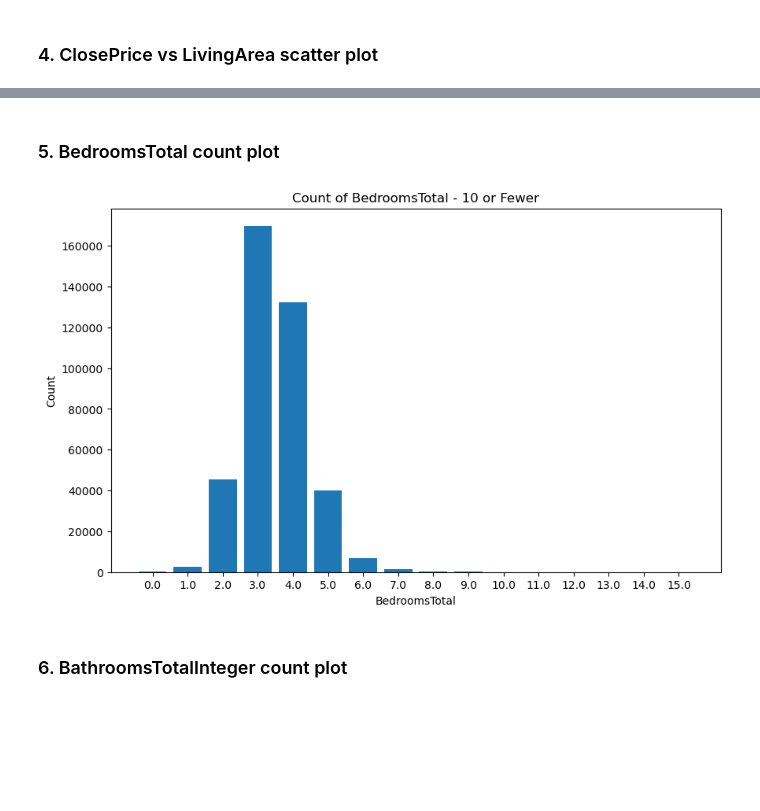
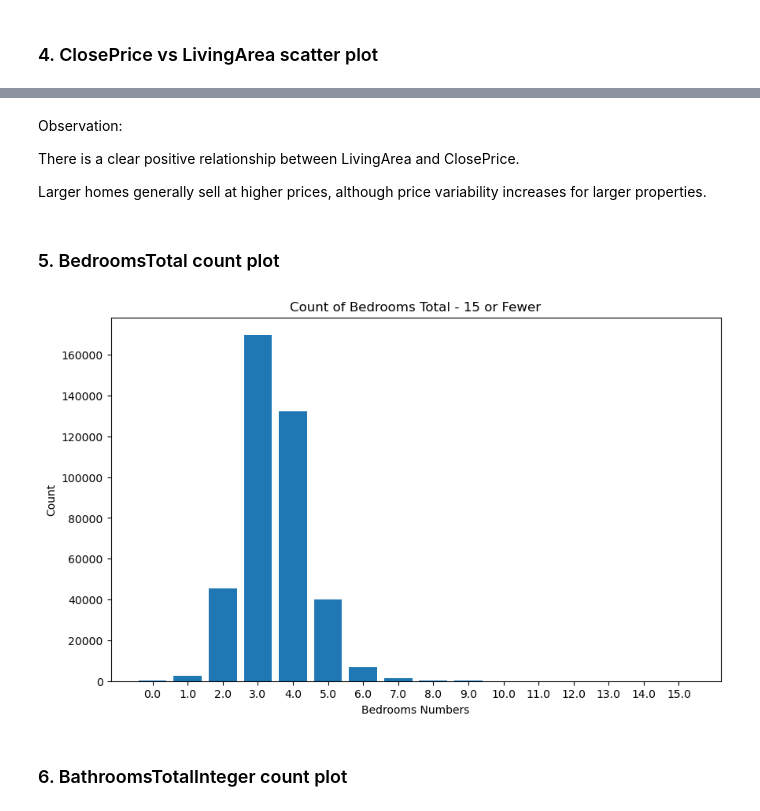
Before and after one commit to jasperfc/IDX-Exchange, a Jupyter notebook: Notebook/notebook_01_exploration.ipynb, the cells around one changed output, grey strips where cells are left out. Cells and saved outputs as stored; diff of their text form; code cells hidden in the pictures; blank space fills up the shorter version.

```diff
--- a/Notebook/notebook_01_exploration.ipynb
+++ b/Notebook/notebook_01_exploration.ipynb
@@ -196,18 +250,22 @@ plt.show()
+# %% [markdown]
+Observation:
+
+There is a clear positive relationship between LivingArea and ClosePrice.
+
+Larger homes generally sell at higher prices, although price variability increases for larger properties.
 # %% [markdown]
 ### 5. BedroomsTotal count plot
 # %%
 bedroom_df = df[(df["BedroomsTotal"].notna()) & (df["BedroomsTotal"] <= 15)]
-
 bedroom_counts = bedroom_df["BedroomsTotal"].value_counts().sort_index()
-
 plt.figure(figsize = (10, 6))
 plt.bar(bedroom_counts.index.astype(str), bedroom_counts.values)
-plt.title("Count of BedroomsTotal - 10 or Fewer")
-plt.xlabel("BedroomsTotal")
+plt.title("Count of Bedrooms Total - 15 or Fewer")
+plt.xlabel("Bedrooms Numbers")
 plt.ylabel("Count")
 plt.show()
 # %% [output]
-[figure, old version]
+[figure, new version]
 # %% [markdown]
 ### 6. BathroomsTotalInteger count plot
 # %%
```
Also changed, not shown: parts of 23 cells of this notebook, 3 other files.
